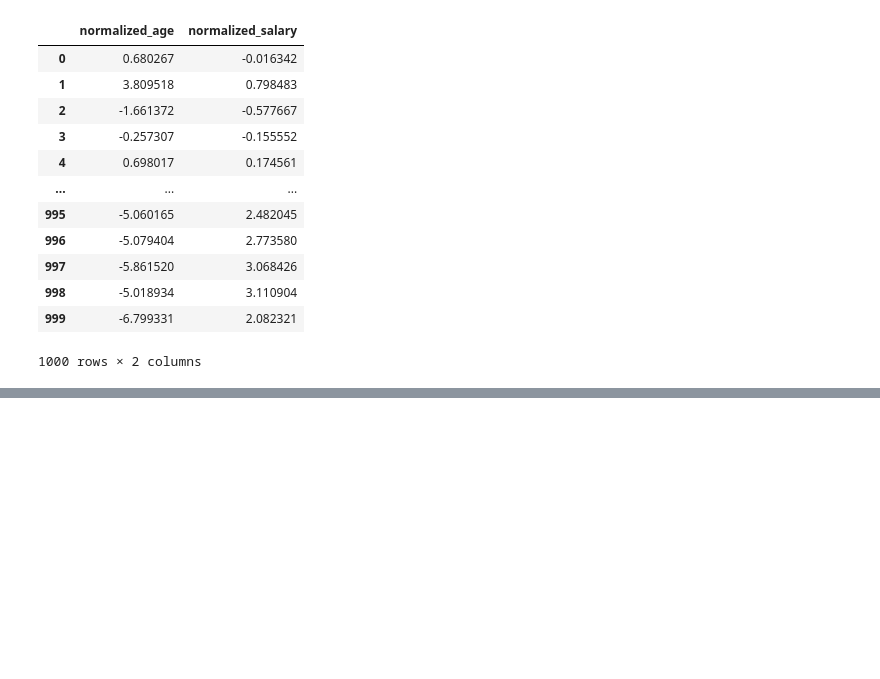
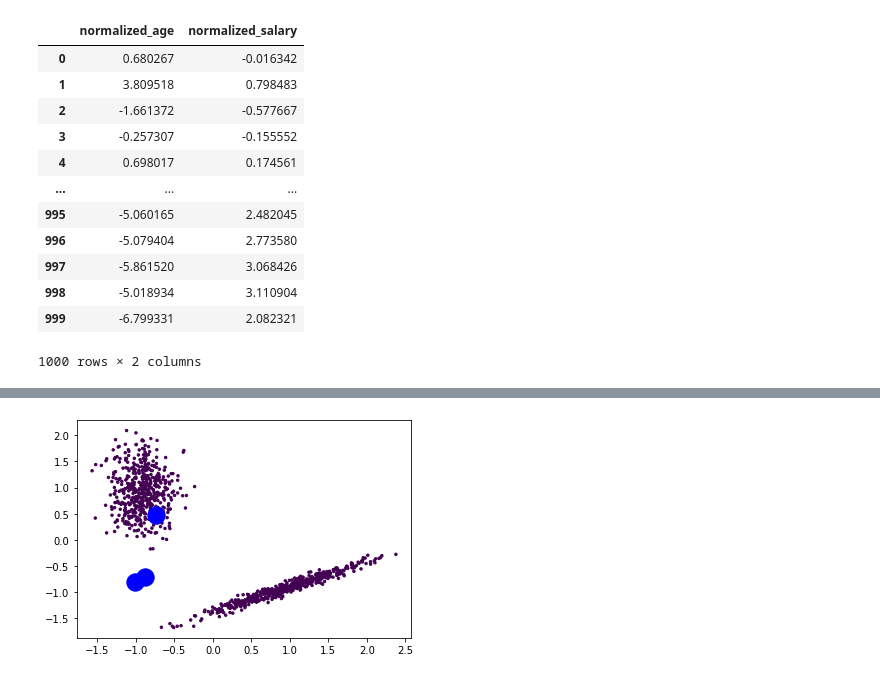
Before and after one commit to rapaperro88/kmeans-from-scratch, a Jupyter notebook: Révision - Kmeans from scratch.ipynb, the cells around one changed output, grey strips where cells are left out. Drawn from its saved outputs; the diff is of its cells as text; code cells hidden in the pictures; blank space fills up the shorter version.

Commit message:
Add files via upload
First Fully Working Version

```diff
--- a/Révision - Kmeans from scratch.ipynb
+++ b/Révision - Kmeans from scratch.ipynb
@@ -29 +29,8 @@ plt.scatter(data["normalized_age"], data["normalized_salary"])
+# %%
+def plot_with_centroids_and_labels(data_array, centroids, labels):
+#     plt.figure(figsize=(10,8))
+    plt.scatter(data_array[:,0],data_array[:,1], c=labels, s=6)
+    plt.scatter(centroids[:,0],centroids[:,1], color='blue', marker='o', s=300, zorder=2)
+#     plt.xlabel('Normalized Age'), plt.ylabel('Normalized Salary'), plt.title('KMeans clustering for data'),
+    plt.show()
 # %%
@@ -67,60 +68,51 @@ def calculate_new_positions():
 # %%
-# Structure :
+# KMEANS :
 
-k = 2
-scaler="StandardScaler"
-metric="l2"
-decimals=3
+def KMeans_scratch(data, k, decimals, metric="l2", scaler="StandardScaler", plots=False):
 
-# def KMeans_scratch(data, k, scaler="StandardScaler", metric="l2", decimals=3):
+    # STANDARD SCALER
+    if scaler == "StandardScaler" :
+        from sklearn.preprocessing import StandardScaler
+        data = StandardScaler().fit_transform(data)
+    else:
+        data = data.values
 
-# option standard scaler
-if scaler == "StandardScaler" :
-    from sklearn.preprocessing import StandardScaler
-    data = StandardScaler().fit_transform(data)
-else:
-    print ("'Non-scaled' non pris en charge. Veuillez choisir : scaler='StandardScaler'")
+    # VALEURS INITIALES
+    centroids = choice_random_centroids(k, data) # calls choice_random_centroids function
+    distances_array = np.zeros((data.shape[0], k)) # distances initiales = 0
+    C_static = False  # mouvement initial des centroïdes
+    labels = np.zeros(data.shape[0],)
 
-# initial cluster positions = 2 first points of data
-centroid_positions = np.vstack([data[k,:] for k in range(k)])
-for_comparison = np.vstack([data[k,:] for k in range(k)])
+    if plots : plot_with_centroids_and_labels(data, centroids, labels)
 
-# create cluster's new positions array
-# centroid_positions_new = np.empty((k, data.shape[1]))
+    count = 0
+    while C_static == False :
 
-# initial distances = 0
-distances_array = np.zeros((data.shape[0], k))
+        # Stocker les positions des centroïdes avant de les recalculer
+        import copy
+        old_centroids = copy.deepcopy(centroids)
 
-# initial movement
-C_static = False
+#         old_centroids = centroids
 
-count = 0
+        # Calcul des distances : OK
+        distances_array = compute_distances(k, metric, data, centroids, distances_array)
 
-while C_static == False:
-    for_comparison = centroid_positions
+        # Labeliser les points : OK
+        labels = np.argmin(distances_array, axis=1)
 
-    # Calcul des distances : OK
-    distances_array = measure_distances()
+        # calculer les positions des barycentres = nouveaux centroïdes : OK
+        centroids = compute_new_centroids(k, data, labels, centroids)
 
-    # Labeliser les points : OK
-    centroid_labels = np.argmin(measure_distances(), axis=1)
-    print(for_comparison)
+        # update C_movement variable : OK
+        C_static = determine_C_movement(centroids, old_centroids, decimals)
 
-    # calculer les positions des barycentres = nouveaux centroïdes : OK
-    centroid_positions = calculate_new_positions()
-    print(centroid_positions)
-    print(for_comparison)
+        if plots : plot_with_centroids_and_labels(data, centroids, labels)
 
-    # update C_movement variable : -----
-    C_static = determine_C_movement(decimals)
+        count += 1
 
-    count += 1
+#     return centroids, labels, count
+    return count
 
-# print(centroid_positions)
-# print(np.bincount(centroid_labels))
-# print(count)
-
-#     return centroid_positions_new, centroid_labels, count
-
-# KMeans_scratch(data, 2, scaler="StandardScaler", metric="l2", decimals=3)
+KMeans_scratch(data, 3, 3, plots=True)
 # %% [output]
+[figure, added]
```
Also changed, not shown: parts of 4 cells of this notebook.
